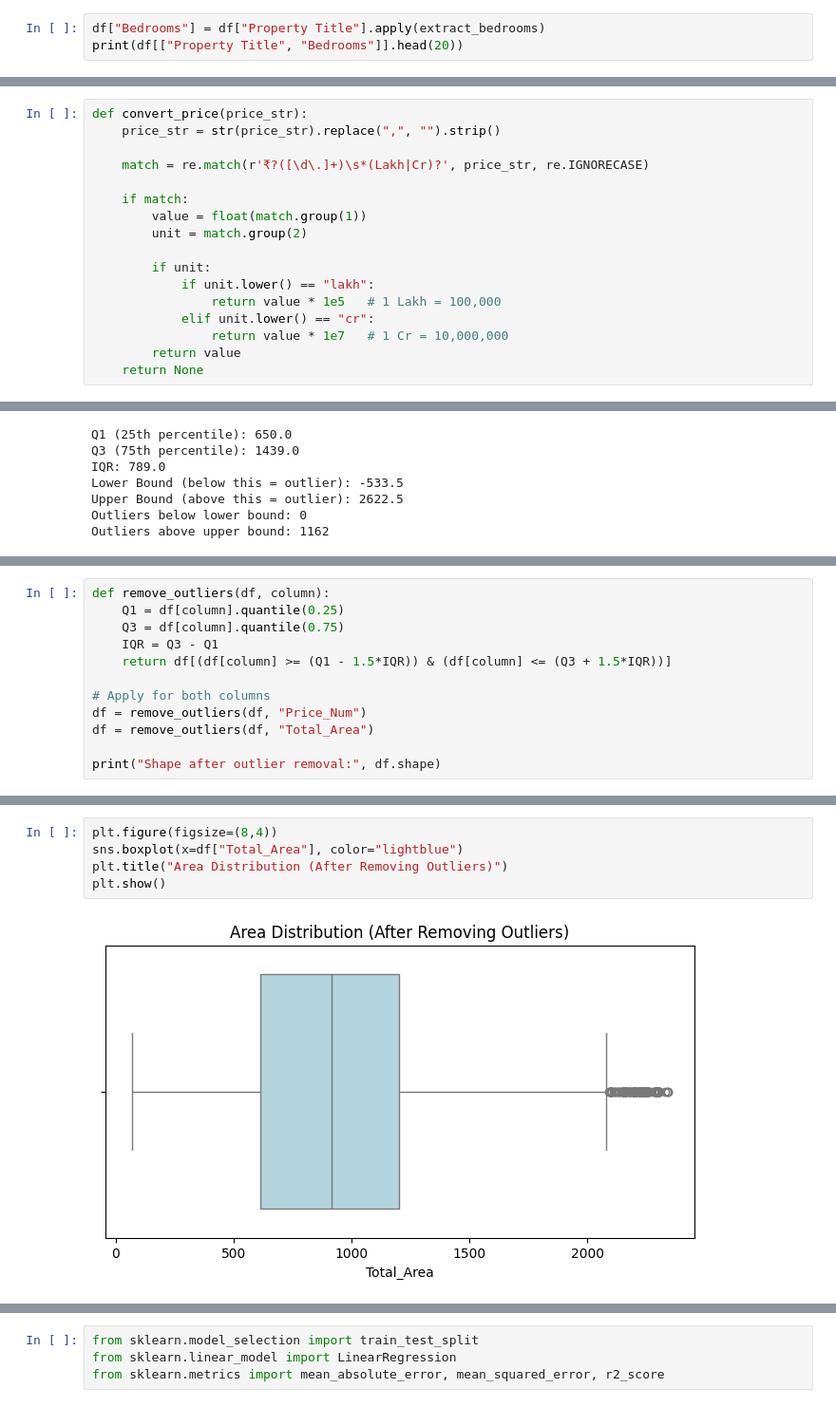
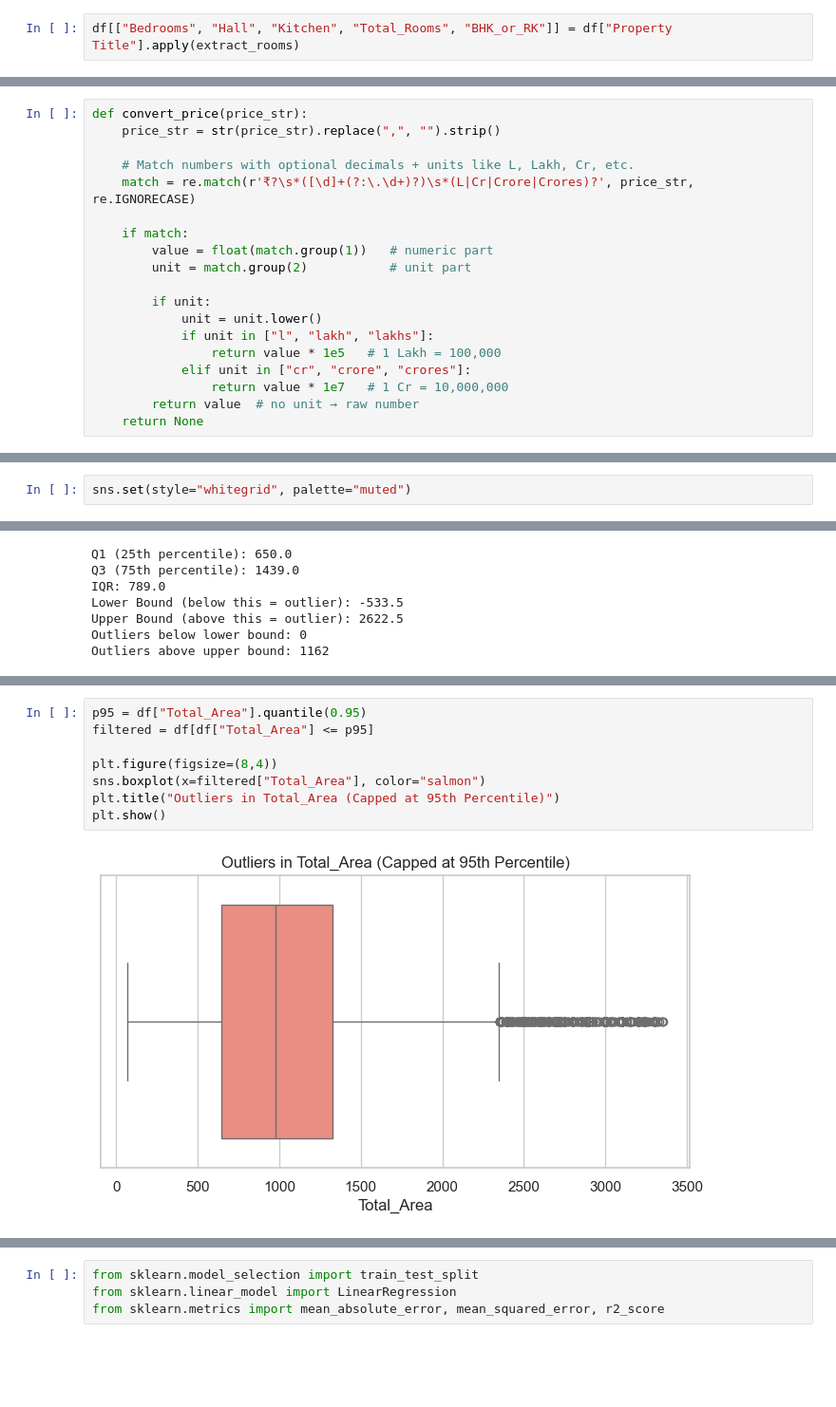
Before and after one commit to AabidMK/RealtyAI_Infosys_Internship_Aug2025, a Jupyter notebook: House Price prediction model.ipynb, the cells around one changed output, grey strips where cells are left out. Shown: that part at 95% size. Cells and saved outputs as stored; diff of their text form; blank space fills up the shorter version.

```diff
--- a/House Price prediction model.ipynb
+++ b/House Price prediction model.ipynb
@@ -133,3 +168,2 @@ def extract_bedrooms(text):
 # %%
-df["Bedrooms"] = df["Property Title"].apply(extract_bedrooms)
-print(df[["Property Title", "Bedrooms"]].head(20))
+df[["Bedrooms", "Hall", "Kitchen", "Total_Rooms", "BHK_or_RK"]] = df["Property Title"].apply(extract_rooms)
@@ -159,18 +202,20 @@ Data Cleaning
 def convert_price(price_str):
     price_str = str(price_str).replace(",", "").strip()
 
-    match = re.match(r'₹?([\d\.]+)\s*(Lakh|Cr)?', price_str, re.IGNORECASE)
+    # Match numbers with optional decimals + units like L, Lakh, Cr, etc.
+    match = re.match(r'₹?\s*([\d]+(?:\.\d+)?)\s*(L|Cr|Crore|Crores)?', price_str, re.IGNORECASE)
 
     if match:
-        value = float(match.group(1))
-        unit = match.group(2)
+        value = float(match.group(1))   # numeric part
+        unit = match.group(2)           # unit part
 
         if unit:
-            if unit.lower() == "lakh":
+            unit = unit.lower()
+            if unit in ["l", "lakh", "lakhs"]:
                 return value * 1e5   # 1 Lakh = 100,000
-            elif unit.lower() == "cr":
+            elif unit in ["cr", "crore", "crores"]:
                 return value * 1e7   # 1 Cr = 10,000,000
-        return value
+        return value  # no unit → raw number
     return None
 # %%
 df["Price_Num"] = df["Price"].apply(convert_price)
@@ -201,0 +253,2 @@ plt.show()
+# %%
+sns.set(style="whitegrid", palette="muted")
@@ -291,12 +456,0 @@ Maximum price: 840000000.0
-# %%
-def remove_outliers(df, column):
-    Q1 = df[column].quantile(0.25)
-    Q3 = df[column].quantile(0.75)
-    IQR = Q3 - Q1
-    return df[(df[column] >= (Q1 - 1.5*IQR)) & (df[column] <= (Q3 + 1.5*IQR))]
-
-# Apply for both columns
-df = remove_outliers(df, "Price_Num")
-df = remove_outliers(df, "Total_Area")
-
-print("Shape after outlier removal:", df.shape)
@@ -312,7 +467,10 @@ plt.show()
 # %%
+p95 = df["Total_Area"].quantile(0.95)
+filtered = df[df["Total_Area"] <= p95]
+
 plt.figure(figsize=(8,4))
-sns.boxplot(x=df["Total_Area"], color="lightblue")
-plt.title("Area Distribution (After Removing Outliers)")
+sns.boxplot(x=filtered["Total_Area"], color="salmon")
+plt.title("Outliers in Total_Area (Capped at 95th Percentile)")
 plt.show()
 # %% [output]
-[figure, old version]
+[figure, new version]
```
Also changed, not shown: parts of 46 cells of this notebook.
